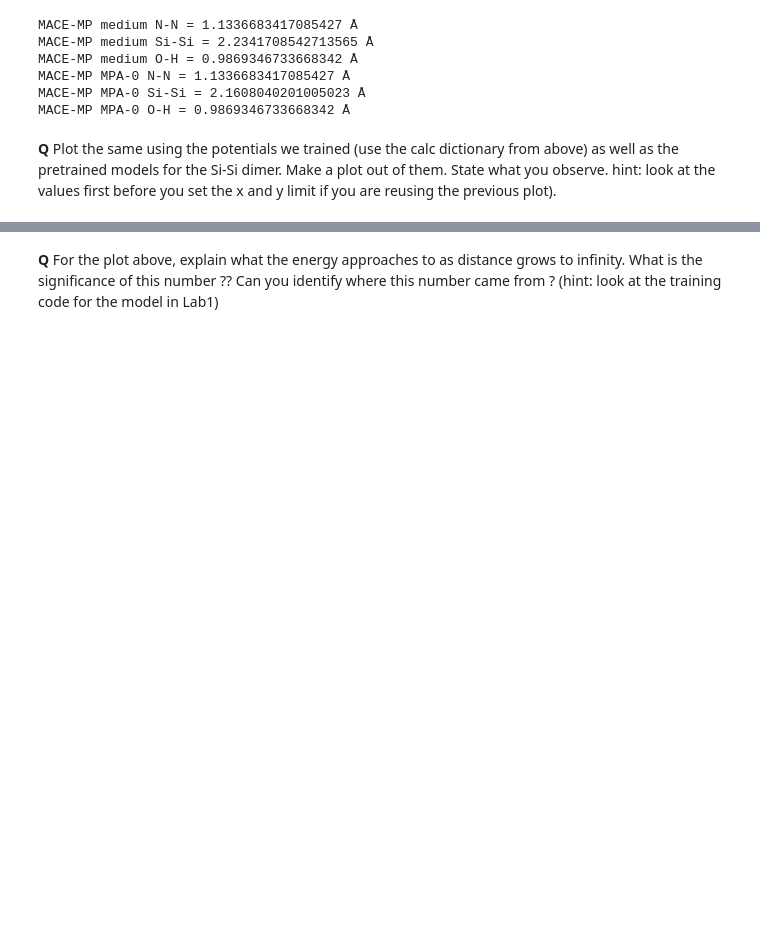
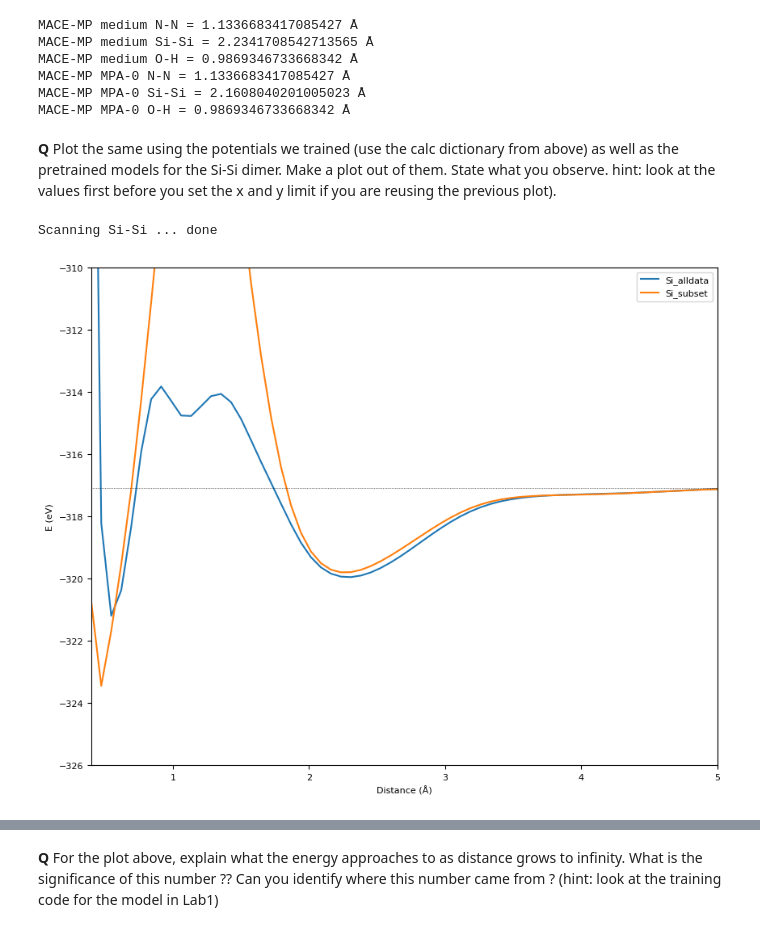
Before and after one commit to parthapaul7/.dotfiles, a Jupyter notebook: Lab2.ipynb, the cells around one changed output, grey strips where cells are left out. Drawn from its saved outputs; the diff is of its cells as text; code cells hidden in the pictures; blank space fills up the shorter version.

```diff
--- a/Lab2.ipynb
+++ b/Lab2.ipynb
@@ -807,3 +807,31 @@ MACE-MP MPA-0 Si-Si = 2.1608040201005023 Å
 MACE-MP MPA-0 O-H = 0.9869346733668342 Å
 # %% [markdown]
 **Q** Plot the same using the potentials we trained (use the calc dictionary from above) as well as the pretrained models for the Si-Si dimer. Make a plot out of them. State what you observe. hint: look at the values first before you set the x and y limit if you are reusing the previous plot).
+# %%
+pairs = [("Si", "Si")]
+pair_data = {}
+for e1, e2 in pairs:
+    pair_data[(e1, e2)] = {}
+    print(f"Scanning {e1}-{e2} ...", end=" ")
+    for mname, c in calcs.items():
+        pair_data[(e1, e2)][mname] = dimer_scan(e1, e2, c)
+    print("done")
+# %% [output]
+Scanning Si-Si ... done
+# %%
+fig, ax = plt.subplots(figsize=(10, 8))
+
+for mname, (r, E) in pair_data[(e1, e2)].items():
+  if mname != "mace_pretrained_medium":
+    ax.plot(r, E, label=mname)
+
+ax.axhline(-158.54*2, color="k", lw=0.5, ls=":")  ## offset by the 2*isolated atom value
+ax.set_xlabel("Distance (Å)")
+ax.set_ylabel("E (eV)")
+ax.set_ylim(-163*2, -155*2)
+ax.set_xlim(0.4, 5)
+ax.legend()
+
+plt.show()
+# %% [output]
+[figure, added]
```
Also changed, not shown: parts of 2 cells of this notebook.
